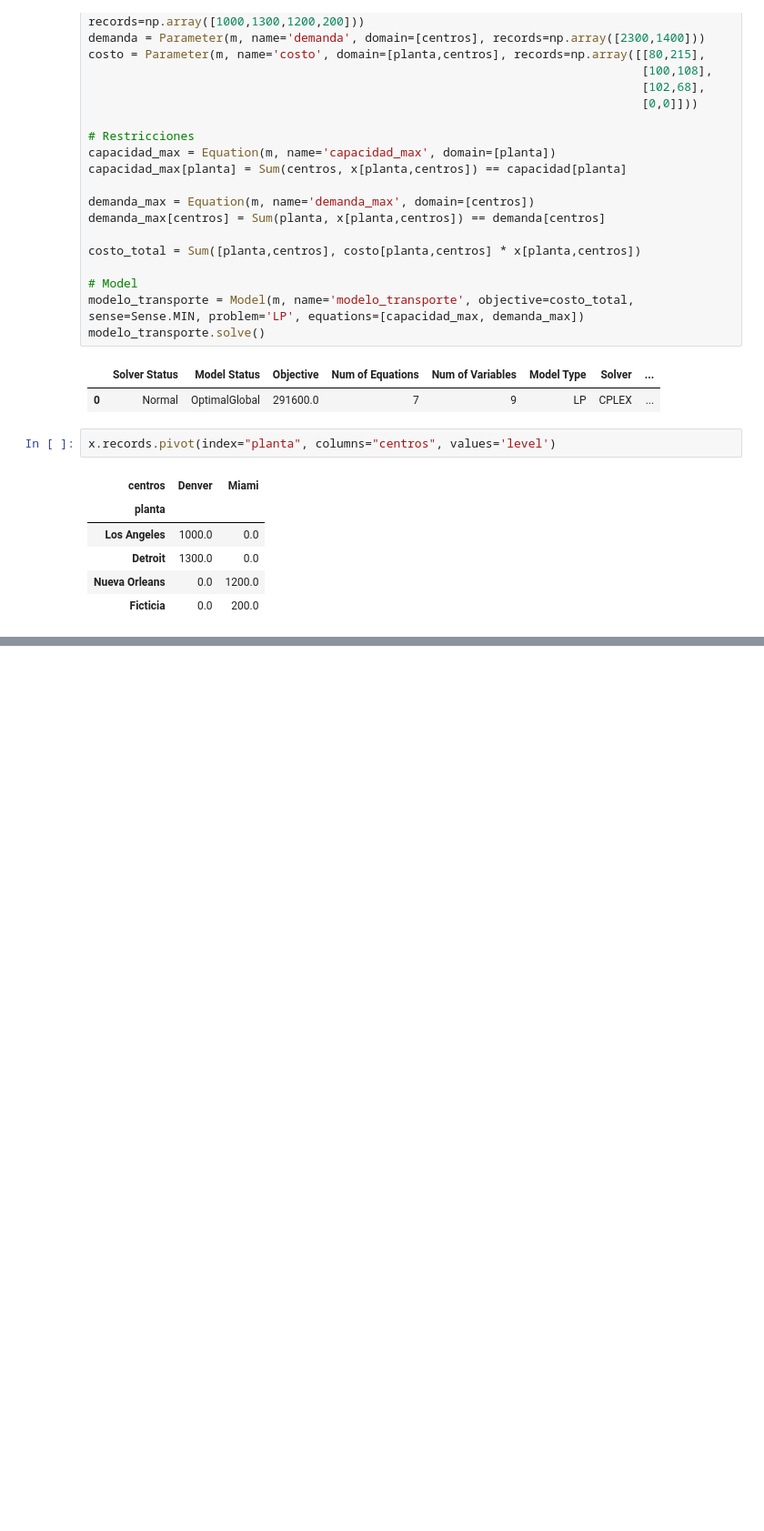
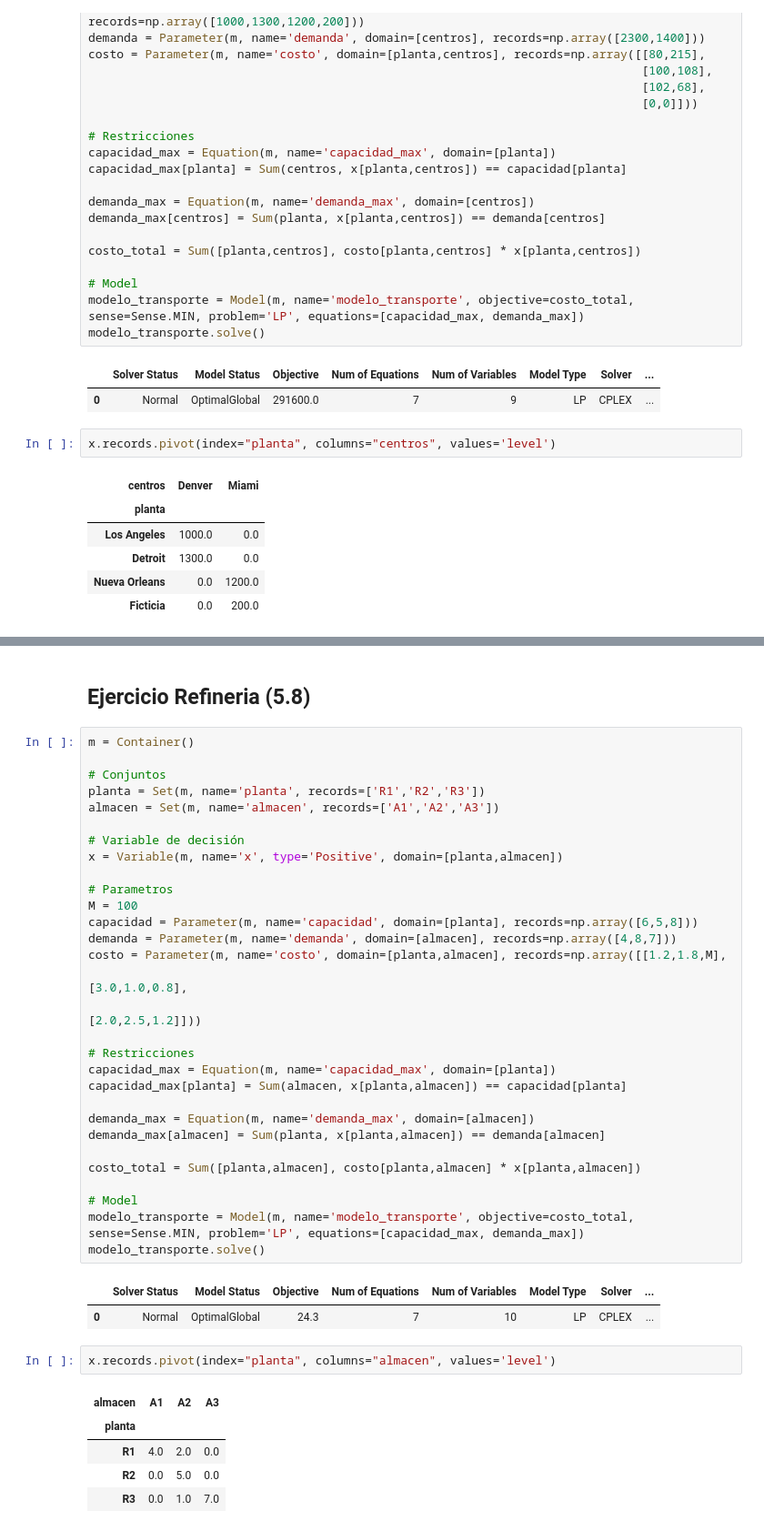
Before and after one commit to hfelizzola/Investigaciones-de-Operaciones-I, a Jupyter notebook: flujo-redes/03_modelo_transporte.ipynb, the cells around one changed output, grey strips where cells are left out. Shown at 91% size. Cells and saved outputs as stored; diff of their text form; blank space fills up the shorter version.

```diff
--- a/flujo-redes/03_modelo_transporte.ipynb
+++ b/flujo-redes/03_modelo_transporte.ipynb
@@ -330,0 +383,43 @@ x.records.pivot(index="planta", columns="centros", values='level')
+# %% [markdown]
+## Ejercicio Refineria (5.8)
+# %%
+m = Container()
+
+# Conjuntos
+planta = Set(m, name='planta', records=['R1','R2','R3'])
+almacen = Set(m, name='almacen', records=['A1','A2','A3'])
+
+# Variable de decisión
+x = Variable(m, name='x', type='Positive', domain=[planta,almacen])
+
+# Parametros
+M = 100
+capacidad = Parameter(m, name='capacidad', domain=[planta], records=np.array([6,5,8]))
+demanda = Parameter(m, name='demanda', domain=[almacen], records=np.array([4,8,7]))
+costo = Parameter(m, name='costo', domain=[planta,almacen], records=np.array([[1.2,1.8,M],
+                                                                              [3.0,1.0,0.8],
+                                                                              [2.0,2.5,1.2]]))
+
+# Restricciones
+capacidad_max = Equation(m, name='capacidad_max', domain=[planta])
+capacidad_max[planta] = Sum(almacen, x[planta,almacen]) == capacidad[planta]
+
+demanda_max = Equation(m, name='demanda_max', domain=[almacen])
+demanda_max[almacen] = Sum(planta, x[planta,almacen]) == demanda[almacen]
+
+costo_total = Sum([planta,almacen], costo[planta,almacen] * x[planta,almacen])
+
+# Model
+modelo_transporte = Model(m, name='modelo_transporte', objective=costo_total, sense=Sense.MIN, problem='LP', equations=[capacidad_max, demanda_max])
+modelo_transporte.solve()
+# %% [output]
+|  | Solver Status | Model Status | Objective | Num of Equations | Num of Variables | Model Type | Solver | ... |
+| 0 | Normal | OptimalGlobal | 24.3 | 7 | 10 | LP | CPLEX | ... |
+# %%
+x.records.pivot(index="planta", columns="almacen", values='level')
+# %% [output]
+| almacen | A1 | A2 | A3 |
+| planta |  |  |  |
+| R1 | 4.0 | 2.0 | 0.0 |
+| R2 | 0.0 | 5.0 | 0.0 |
+| R3 | 0.0 | 1.0 | 7.0 |
```
Also changed, not shown: parts of 4 cells of this notebook.
